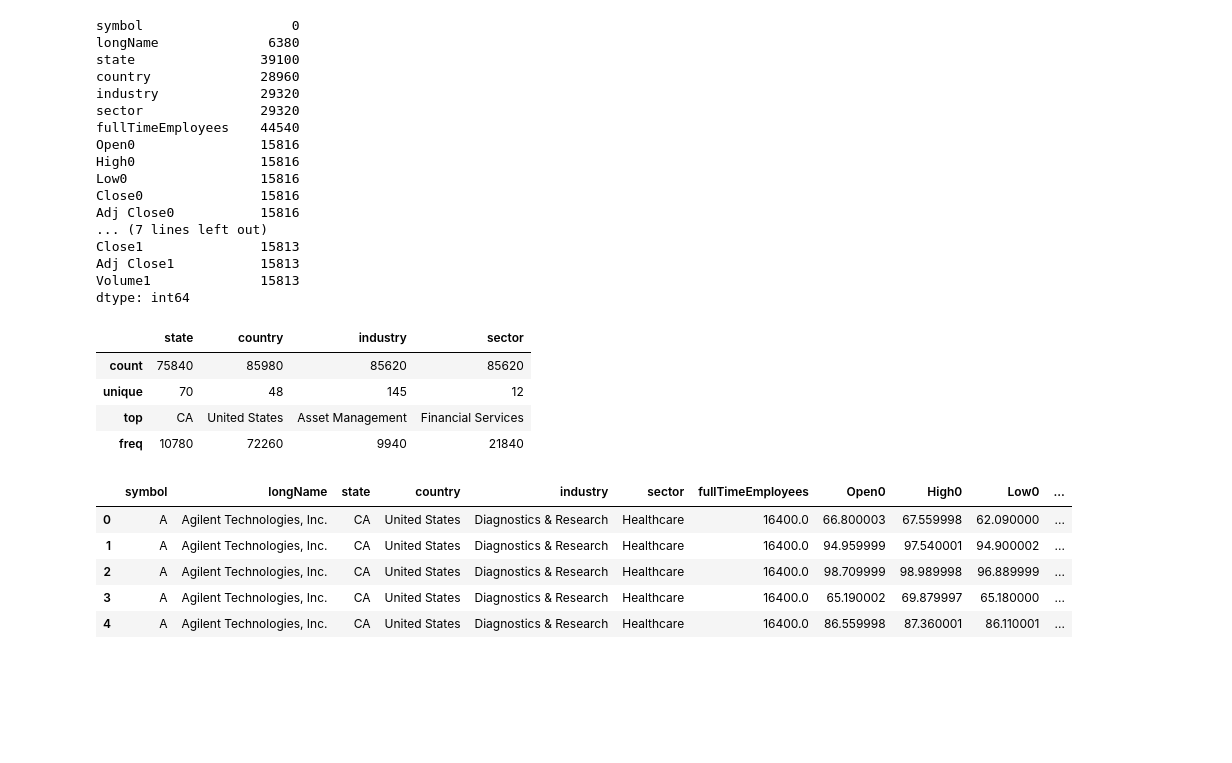
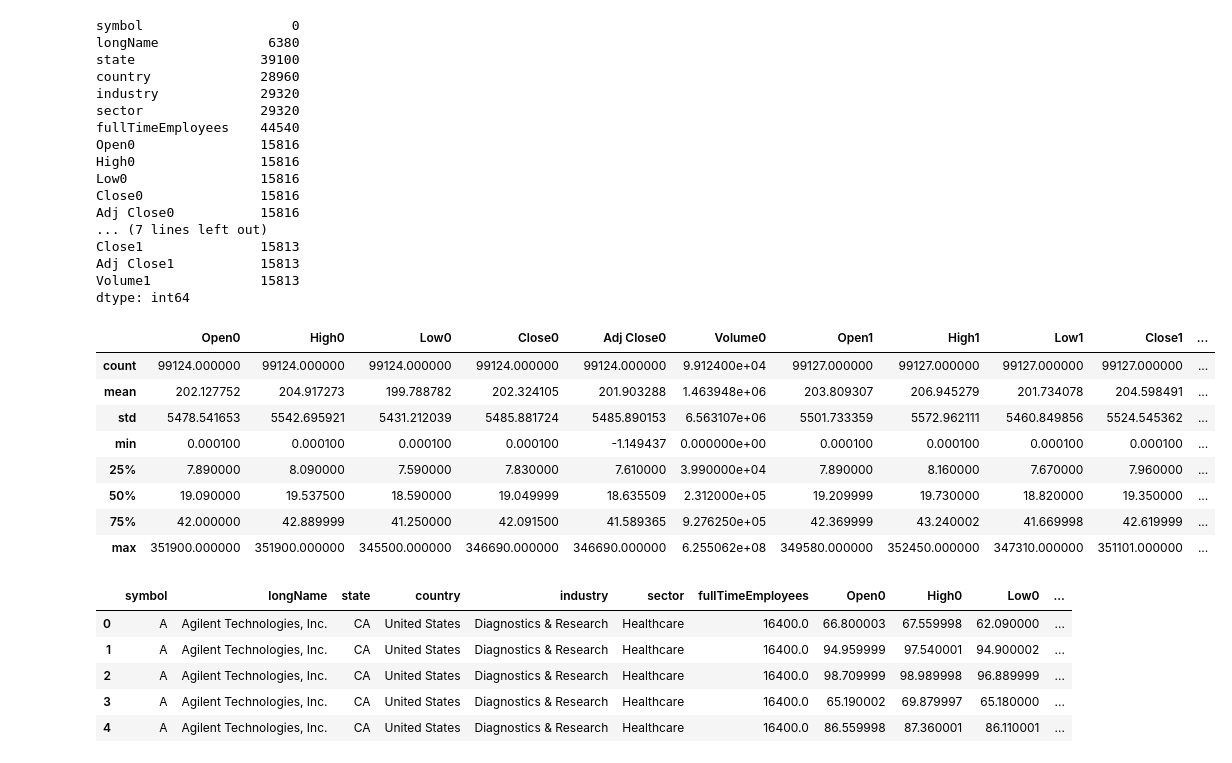
Before and after one commit to UrsulaAlcantara/IASProjet, a Jupyter notebook: data_analysis.ipynb, the cells around one changed output. Cells and saved outputs as stored; diff of their text form; code cells hidden in the pictures; blank space fills up the shorter version.

```diff
--- a/data_analysis.ipynb
+++ b/data_analysis.ipynb
@@ -61,14 +61,19 @@ Close1               15813
 Adj Close1           15813
 Volume1              15813
 dtype: int64
-# %%
-dataset[["state", "country", "industry", "sector"]].describe(include="all")
-# %% [output]
-|  | state | country | industry | sector |
-| count | 75840 | 85980 | 85620 | 85620 |
-| unique | 70 | 48 | 145 | 12 |
-| top | CA | United States | Asset Management | Financial Services |
-| freq | 10780 | 72260 | 9940 | 21840 |
+# %%
+dataset[['Open0', 'High0', 'Low0', 'Close0', 'Adj Close0',
+                                 'Volume0', 'Open1', 'High1', 'Low1', 'Close1', 'Adj Close1', 'Volume1']].describe(include="all")
+# %% [output]
+|  | Open0 | High0 | Low0 | Close0 | Adj Close0 | Volume0 | Open1 | High1 | Low1 | Close1 | ... |
+| count | 99124.000000 | 99124.000000 | 99124.000000 | 99124.000000 | 99124.000000 | 9.912400e+04 | 99127.000000 | 99127.000000 | 99127.000000 | 99127.000000 | ... |
+| mean | 202.127752 | 204.917273 | 199.788782 | 202.324105 | 201.903288 | 1.463948e+06 | 203.809307 | 206.945279 | 201.734078 | 204.598491 | ... |
+| std | 5478.541653 | 5542.695921 | 5431.212039 | 5485.881724 | 5485.890153 | 6.563107e+06 | 5501.733359 | 5572.962111 | 5460.849856 | 5524.545362 | ... |
+| min | 0.000100 | 0.000100 | 0.000100 | 0.000100 | -1.149437 | 0.000000e+00 | 0.000100 | 0.000100 | 0.000100 | 0.000100 | ... |
+| 25% | 7.890000 | 8.090000 | 7.590000 | 7.830000 | 7.610000 | 3.990000e+04 | 7.890000 | 8.160000 | 7.670000 | 7.960000 | ... |
+| 50% | 19.090000 | 19.537500 | 18.590000 | 19.049999 | 18.635509 | 2.312000e+05 | 19.209999 | 19.730000 | 18.820000 | 19.350000 | ... |
+| 75% | 42.000000 | 42.889999 | 41.250000 | 42.091500 | 41.589365 | 9.276250e+05 | 42.369999 | 43.240002 | 41.669998 | 42.619999 | ... |
+| max | 351900.000000 | 351900.000000 | 345500.000000 | 346690.000000 | 346690.000000 | 6.255062e+08 | 349580.000000 | 352450.000000 | 347310.000000 | 351101.000000 | ... |
 # %%
 dataset = dataset.dropna(subset=['Open0', 'High0', 'Low0', 'Close0', 'Adj Close0',
                                  'Volume0', 'Open1', 'High1', 'Low1', 'Close1', 'Adj Close1', 'Volume1'])
```
Also changed, not shown: 1 other file.
